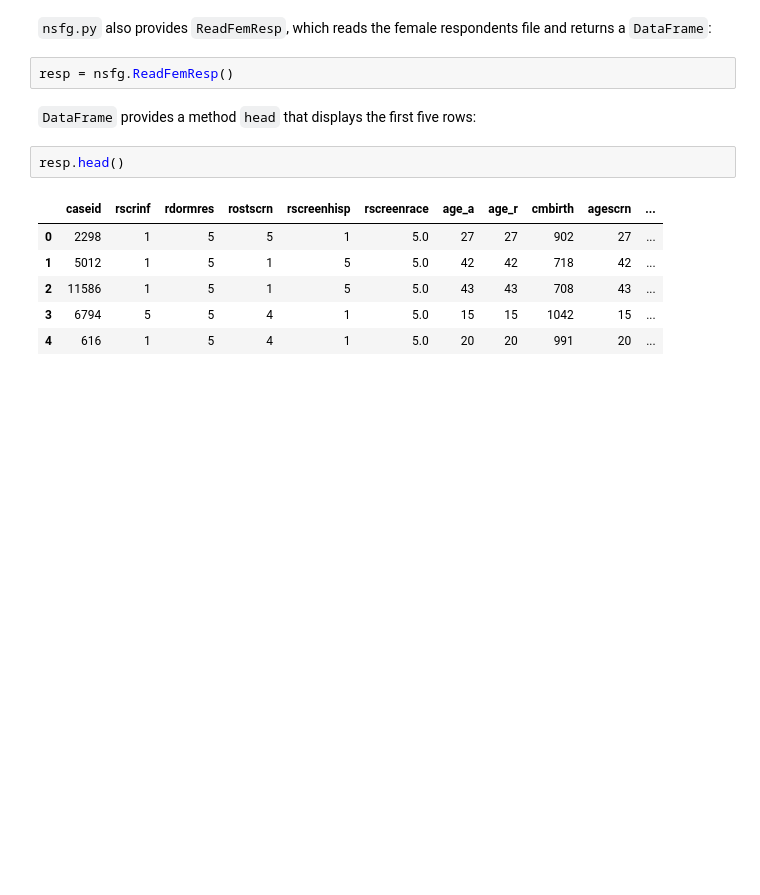
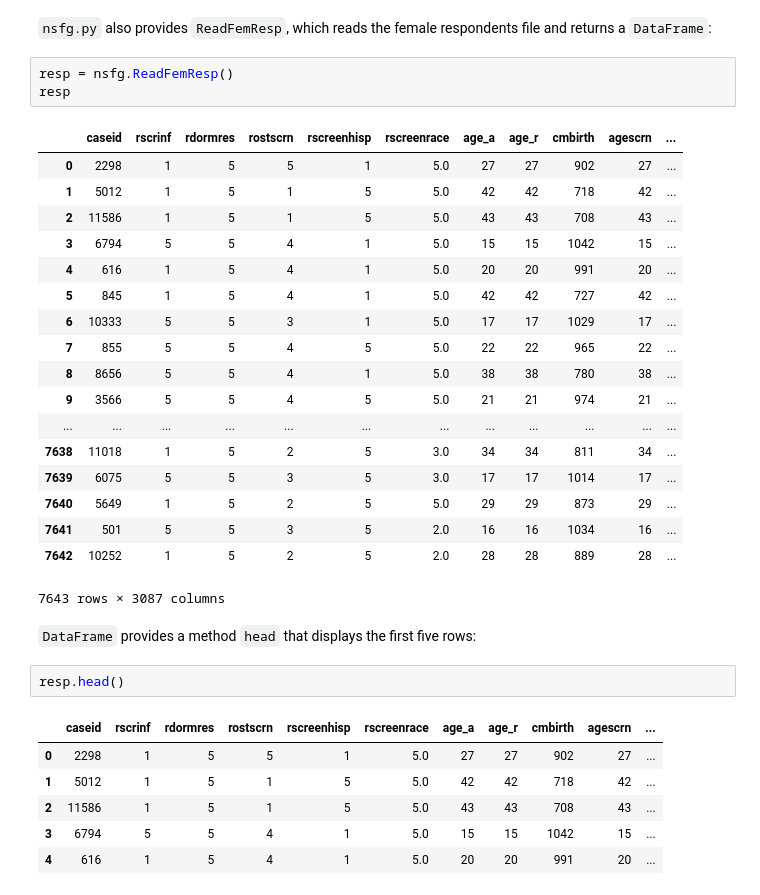
Before and after one commit to bettachini/ThinkStats2, a Jupyter notebook: code/chap01ex.ipynb, the cells around one changed output. Saved outputs shown, nothing was run; the diff lists cells and outputs as text; blank space fills up the shorter version.

```diff
--- a/code/chap01ex.ipynb
+++ b/code/chap01ex.ipynb
@@ -198,6 +249,26 @@ Create a new column named <tt>totalwgt_kg</tt> that contains birth weight in kil
 `nsfg.py` also provides `ReadFemResp`, which reads the female respondents file and returns a `DataFrame`:
 # %%
 resp = nsfg.ReadFemResp()
+resp
+# %% [output]
+|  | caseid | rscrinf | rdormres | rostscrn | rscreenhisp | rscreenrace | age_a | age_r | cmbirth | agescrn | ... |
+| 0 | 2298 | 1 | 5 | 5 | 1 | 5.0 | 27 | 27 | 902 | 27 | ... |
+| 1 | 5012 | 1 | 5 | 1 | 5 | 5.0 | 42 | 42 | 718 | 42 | ... |
+| 2 | 11586 | 1 | 5 | 1 | 5 | 5.0 | 43 | 43 | 708 | 43 | ... |
+| 3 | 6794 | 5 | 5 | 4 | 1 | 5.0 | 15 | 15 | 1042 | 15 | ... |
+| 4 | 616 | 1 | 5 | 4 | 1 | 5.0 | 20 | 20 | 991 | 20 | ... |
+| 5 | 845 | 1 | 5 | 4 | 1 | 5.0 | 42 | 42 | 727 | 42 | ... |
+| 6 | 10333 | 5 | 5 | 3 | 1 | 5.0 | 17 | 17 | 1029 | 17 | ... |
+| 7 | 855 | 5 | 5 | 4 | 5 | 5.0 | 22 | 22 | 965 | 22 | ... |
+| 8 | 8656 | 5 | 5 | 4 | 1 | 5.0 | 38 | 38 | 780 | 38 | ... |
+| 9 | 3566 | 5 | 5 | 4 | 5 | 5.0 | 21 | 21 | 974 | 21 | ... |
+| ... | ... | ... | ... | ... | ... | ... | ... | ... | ... | ... | ... |
+| 7638 | 11018 | 1 | 5 | 2 | 5 | 3.0 | 34 | 34 | 811 | 34 | ... |
+| 7639 | 6075 | 5 | 5 | 3 | 5 | 3.0 | 17 | 17 | 1014 | 17 | ... |
+| 7640 | 5649 | 1 | 5 | 2 | 5 | 5.0 | 29 | 29 | 873 | 29 | ... |
+| 7641 | 501 | 5 | 5 | 3 | 5 | 2.0 | 16 | 16 | 1034 | 16 | ... |
+| 7642 | 10252 | 1 | 5 | 2 | 5 | 2.0 | 28 | 28 | 889 | 28 | ... |
+7643 rows × 3087 columns
 # %% [markdown]
 `DataFrame` provides a method `head` that displays the first five rows:
 # %%
```
Also changed, not shown: parts of 12 cells of this notebook, 1 other file.
